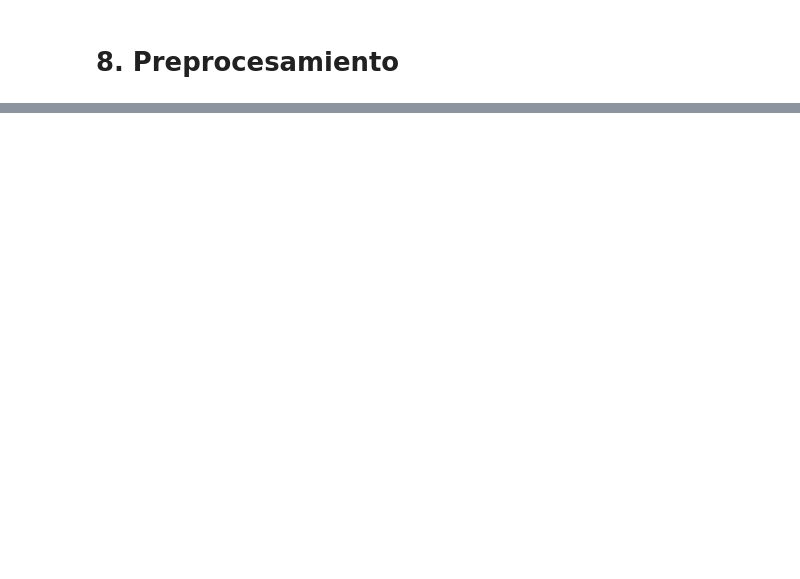
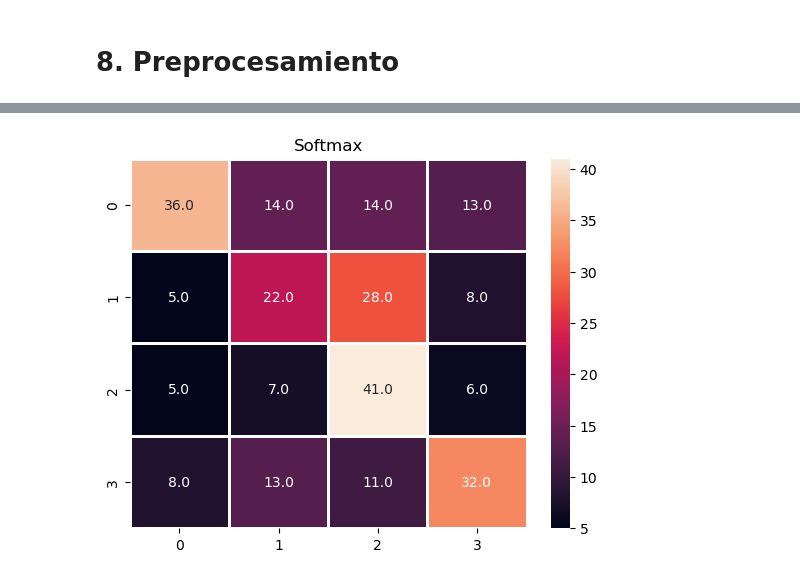
Before and after one commit to ISCOUTB/InteligenciaArtificial-ISCO-A06A, a Jupyter notebook: laboratories/unstructured_data.ipynb, the cells around one changed output, grey strips where cells are left out. Drawn from its saved outputs; the diff is of its cells as text; code cells hidden in the pictures; blank space fills up the shorter version.

```diff
--- a/laboratories/unstructured_data.ipynb
+++ b/laboratories/unstructured_data.ipynb
@@ -240,6 +292,6 @@ messages
 # %%
 stop_words = set(stopwords.words('spanish'))
 # %%
-bow = CountVectorizer(analyzer='word', ngram_range=(1, 2), stop_words=stop_words)
+bow = CountVectorizer(analyzer='word', ngram_range=(1, 2))
 # %%
 bow.fit(messages)
@@ -261,5 +346,5 @@ Counter(y)
 # %%
-x_train,x_test,y_train,y_test=train_test_split(x,y,test_size=0.2,random_state=42)
+x_train,x_test,y_train,y_test=train_test_split(x, y, test_size=0.3, random_state=42)
 # %%
 softmax = LogisticRegression(multi_class="multinomial", solver="lbfgs")
 # %%
@@ -273,2 +375,10 @@ plt.show()
+# %%
+cm = confusion_matrix(y_test, y_predict)
+plt.figure()
+sns.heatmap(cm , annot =True, linewidth=0.8,fmt=".1f")
+plt.title("Softmax")
+plt.show()
+# %% [output]
+[figure, added]
 # %%
 print(classification_report(y_test, y_predict))
```
Also changed, not shown: parts of 23 cells of this notebook, 1 other file.
